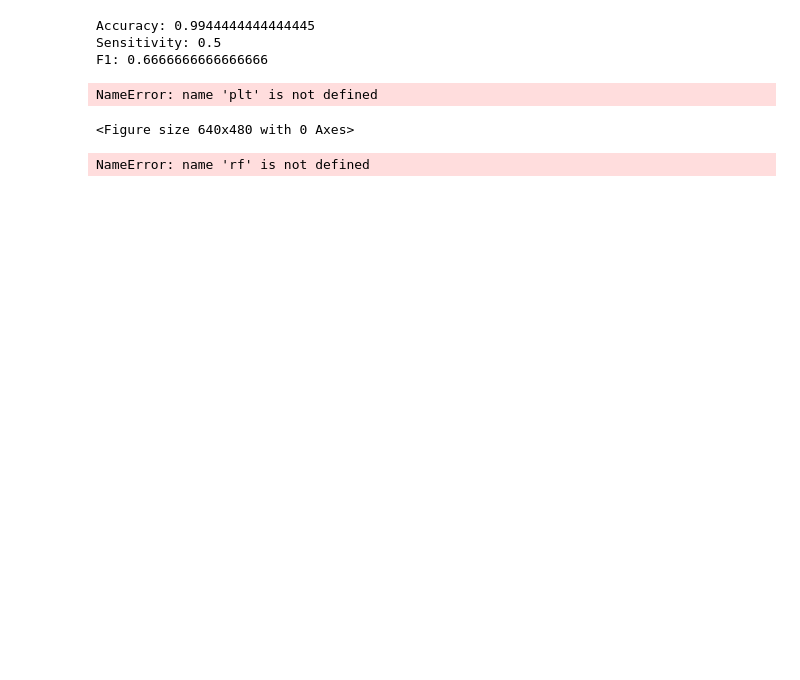
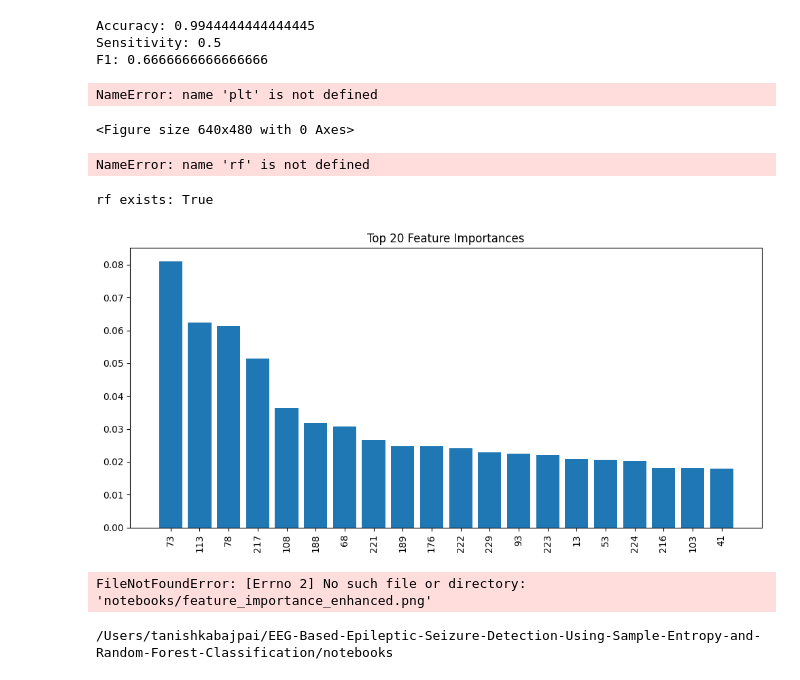
Before and after one commit to Tanishkaaa016/EEG-Seizure-ML-Baseline-and-Improvement, a Jupyter notebook: notebooks/eeg_MI_UROP.ipynb, the cells around one changed output. Saved outputs shown, nothing was run; the diff lists cells and outputs as text; code cells hidden in the pictures; blank space fills up the shorter version.

```diff
--- a/notebooks/eeg_MI_UROP.ipynb
+++ b/notebooks/eeg_MI_UROP.ipynb
@@ -1741,3 +2038,43 @@ plt.savefig(
 plt.show()
 # %% [output]
 NameError: name 'rf' is not defined
+# %%
+print("rf exists:", "rf" in globals())
+# %% [output]
+rf exists: True
+# %%
+import matplotlib.pyplot as plt
+import numpy as np
+
+importance = rf.feature_importances_
+
+idx = np.argsort(importance)[::-1][:20]
+
+plt.close('all')
+
+fig, ax = plt.subplots(figsize=(10, 5))
+
+ax.bar(range(20), importance[idx])
+
+ax.set_xticks(range(20))
+ax.set_xticklabels(idx, rotation=90)
+
+ax.set_title("Top 20 Feature Importances")
+
+plt.tight_layout()
+
+plt.show()
+
+fig.savefig(
+    "notebooks/feature_importance_enhanced.png",
+    dpi=300,
+    bbox_inches="tight"
+)
+# %% [output]
+[figure, added]
+FileNotFoundError: [Errno 2] No such file or directory: 'notebooks/feature_importance_enhanced.png'
+# %%
+import os
+print(os.getcwd())
+# %% [output]
+/Users/tanishkabajpai/EEG-Based-Epileptic-Seizure-Detection-Using-Sample-Entropy-and-Random-Forest-Classification/notebooks
```
Also changed, not shown: parts of 46 cells of this notebook.
